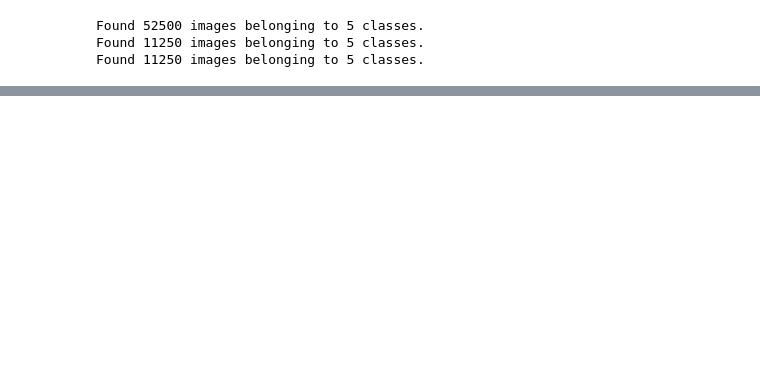
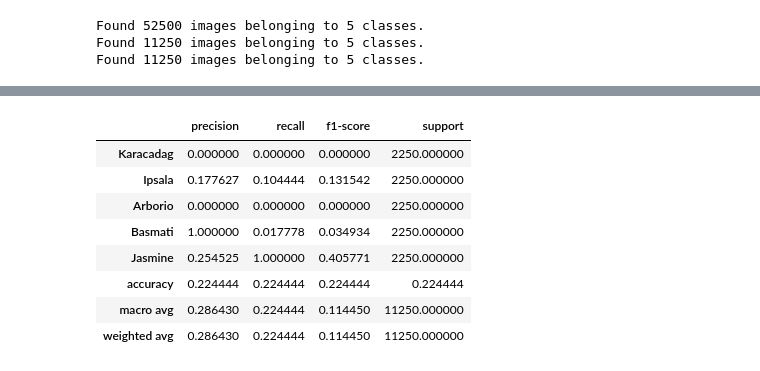
Before and after one commit to flexymt/machine-learning, a Jupyter notebook: Image /Rice Image Dataset/Rice Dataset ( WIP ).ipynb, the cells around one changed output, grey strips where cells are left out. Cells and saved outputs as stored; diff of their text form; code cells hidden in the pictures; blank space fills up the shorter version.

Commit message:
adding rice_dataset notebook

```diff
--- a/Image /Rice Image Dataset/Rice Dataset ( WIP ).ipynb
+++ b/Image /Rice Image Dataset/Rice Dataset ( WIP ).ipynb
@@ -141,6 +143,13 @@ model = tensorflow.keras.Sequential([
     tensorflow.keras.layers.MaxPooling2D(pool_size=(2,2),padding='same'),
     tensorflow.keras.layers.Dropout(0.3),
 
+    tensorflow.keras.layers.Conv2D(128,(3,3),activation='relu',padding='same'),
+    tensorflow.keras.layers.BatchNormalization(),
+    tensorflow.keras.layers.Conv2D(128,(3,3),activation='relu',padding='same'),
+    tensorflow.keras.layers.BatchNormalization(axis = 3),
+    tensorflow.keras.layers.MaxPooling2D(pool_size=(2,2),padding='same'),
+    tensorflow.keras.layers.Dropout(0.5),
+
     tensorflow.keras.layers.Flatten(),
     tensorflow.keras.layers.Dense(512, activation='relu'),
     tensorflow.keras.layers.BatchNormalization(),
@@ -162,0 +181,16 @@ Y_pred = model.predict(test_ds)
+# %%
+y_pred = np.argmax(Y_pred, axis=1)
+# %%
+performance_metrics = classification_report(test_ds.classes, y_pred, target_names=rice_name_array, output_dict=True)
+# %%
+pd.DataFrame(performance_metrics).T
+# %% [output]
+|  | precision | recall | f1-score | support |
+| Karacadag | 0.000000 | 0.000000 | 0.000000 | 2250.000000 |
+| Ipsala | 0.177627 | 0.104444 | 0.131542 | 2250.000000 |
+| Arborio | 0.000000 | 0.000000 | 0.000000 | 2250.000000 |
+| Basmati | 1.000000 | 0.017778 | 0.034934 | 2250.000000 |
+| Jasmine | 0.254525 | 1.000000 | 0.405771 | 2250.000000 |
+| accuracy | 0.224444 | 0.224444 | 0.224444 | 0.224444 |
+| macro avg | 0.286430 | 0.224444 | 0.114450 | 11250.000000 |
+| weighted avg | 0.286430 | 0.224444 | 0.114450 | 11250.000000 |
```
Also changed, not shown: parts of 11 cells of this notebook.
